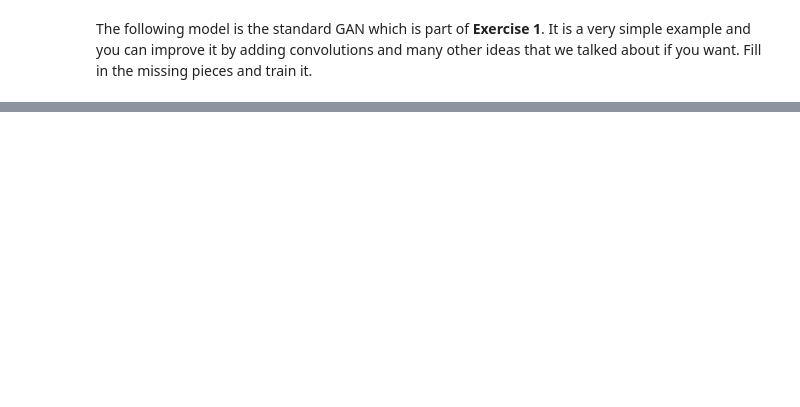
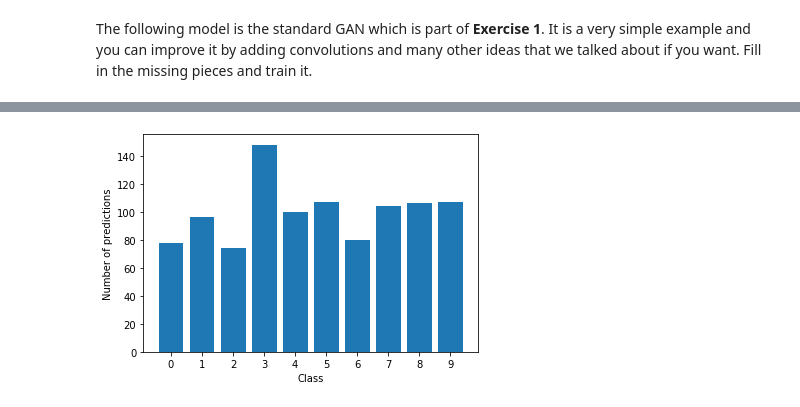
Before and after one commit to dunky11/mustererkennung, a Jupyter notebook: A12/assignment12.ipynb, the cells around one changed output, grey strips where cells are left out. Cells and saved outputs as stored; diff of their text form; code cells hidden in the pictures; blank space fills up the shorter version.

```diff
--- a/A12/assignment12.ipynb
+++ b/A12/assignment12.ipynb
@@ -218,7 +301,7 @@ clf_optim = torch.optim.Adam(clf.parameters(), lr=0.001)
 criterion = torch.nn.CrossEntropyLoss().to(device)
 
 
-for epoch in range(1, 4):
+for epoch in range(1, 5):
     running_loss = 0
     running_accuracy = 0
     iterations = 0
@@ -236,4 +319,4 @@ for epoch in range(1, 4):
             running_accuracy += accuracy.item()
     loss = running_loss / iterations
     acc = running_accuracy / iterations
-    print(f"Epoch {epoch}/3 ==> train loss: {loss}, train acc: {acc}")
+    print(f"Epoch {epoch}/4 ==> train loss: {loss}, train acc: {acc}")
@@ -240,9 +328,12 @@ for epoch in range(1, 4):
 # %%
 z = torch.randn((1000, latent_dim)).to(device)
 
 # Generate a batch of images
 with torch.no_grad():
     gen_imgs = generator(z)
     y_pred = clf(gen_imgs)
 
 y_pred = np.argmax(y_pred.cpu().numpy(), axis=1)
+plot_class_distributions(y_pred, 10)
+# %% [output]
+[figure, added]
```
Also changed, not shown: parts of 16 cells of this notebook, 31 other files.
